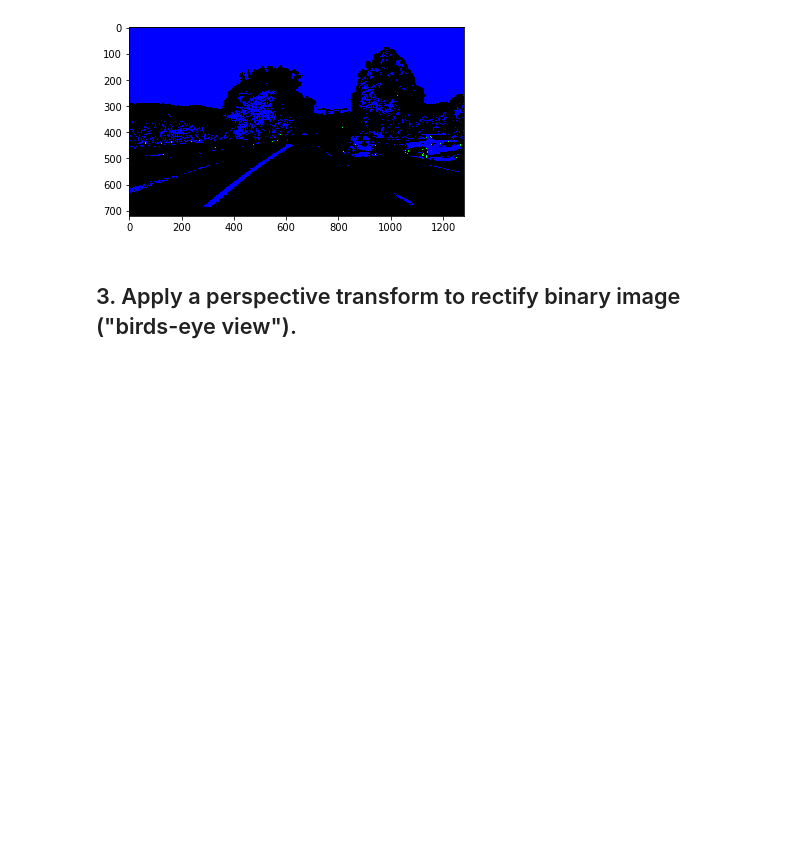
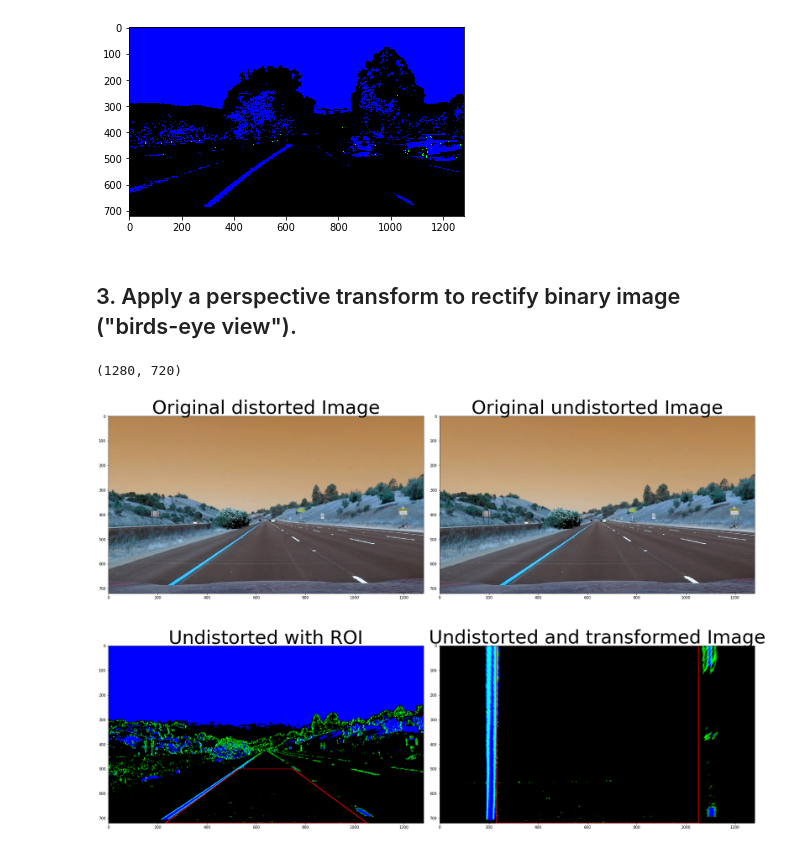
Before and after one commit to luk6xff/SelfDrivingCarND, a Jupyter notebook: CarND-Advanced-Lane-Lines-P2/P2-SOLUTION.ipynb, the cells around one changed output. Cells and saved outputs as stored; diff of their text form; code cells hidden in the pictures; blank space fills up the shorter version.

```diff
--- a/CarND-Advanced-Lane-Lines-P2/P2-SOLUTION.ipynb
+++ b/CarND-Advanced-Lane-Lines-P2/P2-SOLUTION.ipynb
@@ -129,13 +136,14 @@ def apply_threshold(img, grad_thresh=(20,100), s_color_thresh=(90,255)):
     s_channel = hls[:,:,2] #Saturation channel
 
     # Convert to grayscale
-    gray_img = cv2.cvtColor(img, cv2.COLOR_BGR2GRAY)
+    gray_img = cv2.cvtColor(img, cv2.COLOR_RGB2GRAY)
 
     # Find sobel gradient
     sobel_x = cv2.Sobel(gray_img, cv2.CV_64F, 1, 0)
 
     # Absolute x derivative to accentuate lines away from horizontal
     abs_sobel_x  = np.absolute(sobel_x)
+    # Scale to 8-bit (0 - 255) then convert to type = np.uint8
     scaled_sobel = np.uint8(255*abs_sobel_x/np.max(abs_sobel_x))
 
     # Threshold x gradient
@@ -151,9 +159,70 @@ def apply_threshold(img, grad_thresh=(20,100), s_color_thresh=(90,255)):
 
 # Test on a test image
 img = cv2.imread('test_images/test1.jpg')
-plt.imshow(apply_threshold(img, grad_thresh=(150,200), s_color_thresh=(90,255)), cmap='gray')
+img = cv2.cvtColor(img, cv2.COLOR_BGR2RGB)
+plt.imshow(apply_threshold(img, grad_thresh=(150,200), s_color_thresh=(90,255)))
 # %% [output]
 <matplotlib.image.AxesImage at 0x...>
 [figure]
 # %% [markdown]
 ## 3. Apply a perspective transform to rectify binary image ("birds-eye view").
+# %%
+def birds_eye_view(img):
+    img_size = (img.shape[1], img.shape[0])
+    print(img_size)
+    # 2) Convert to grayscale
+    gray_img = cv2.cvtColor(img, cv2.COLOR_BGR2GRAY)
+    # For source points i pick the points describing trapezoid as shown below
+    # 1nd setup: x_center=640, x_offset_top=316, x_offset_bottom=110, y_top=650, y_bottom=500
+    # 2nd setup: x_center=640, x_offset_top=380, x_offset_bottom=40,  y_top=700, y_bottom=450
+    x_center=640
+    x_offset_top=410
+    x_offset_bottom=110
+    y_top=img_size[1]#650
+    y_bottom=500
+    src = np.float32([[x_center+x_offset_bottom,y_bottom],
+                      [x_center+x_offset_top,y_top],
+                      [x_center-x_offset_top,y_top],
+                      [x_center-x_offset_bottom,y_bottom]])
+    # 4 destination points dst = np.float32([[,],[,],[,],[,]])
+    # For destination points I am taking the image size to map trapezoid on lines (starting from top-left corner)
+    # + add small offset to get some offset in the image
+    # Values have been chosen after analysing images
+
+    dst = np.float32([[x_center+x_offset_top,0],
+                      [x_center+x_offset_top,img_size[1]],
+                      [x_center-x_offset_top,img_size[1]],
+                      [x_center-x_offset_top,0]])
+
+    # Use cv2.getPerspectiveTransform() to get M, the transform matrix
+    M = cv2.getPerspectiveTransform(src, dst)
+    # Use cv2.warpPerspective() to warp your image to a top-down view
+    warped = cv2.warpPerspective(img, M, img_size, flags=cv2.INTER_LINEAR)
+
+    # Draw src and dst guide lines on both images
+    img_with_roi = cv2.polylines(img, np.int32([src]), True, (255,0,0), 2)
+    warped = cv2.polylines(warped, np.int32([dst]), True, (255,0,0), 2)
+
+    return img_with_roi, warped, M
+
+### TEST
+image = cv2.imread('test_images/straight_lines1.jpg')
+image = cv2.cvtColor(image, cv2.COLOR_BGR2RGB)
+undistorted_img = undistort_image(image, cam_mtx, dist_coeffs)
+binary = apply_threshold(undistorted_img, grad_thresh=(20,100), s_color_thresh=(90,255))
+img_with_roi, transformed_top_down_img, perspective_m = birds_eye_view(binary)
+# Plots
+f, (p1, p2) = plt.subplots(2, 2, figsize=(24, 9))
+f.tight_layout()
+p1[0].imshow(image)
+p1[0].set_title('Original distorted Image', fontsize=50)
+p1[1].imshow(image)
+p1[1].set_title('Original undistorted Image', fontsize=50)
+p2[0].imshow(img_with_roi)
+p2[0].set_title('Undistorted with ROI', fontsize=50)
+p2[1].imshow(transformed_top_down_img)
+p2[1].set_title('Undistorted and transformed Image', fontsize=50)
+plt.subplots_adjust(left=0., right=1, top=1.8, bottom=0.)
+# %% [output]
+(1280, 720)
+[figure, added]
```
Also changed, not shown: parts of 4 cells of this notebook, 1 other file.
